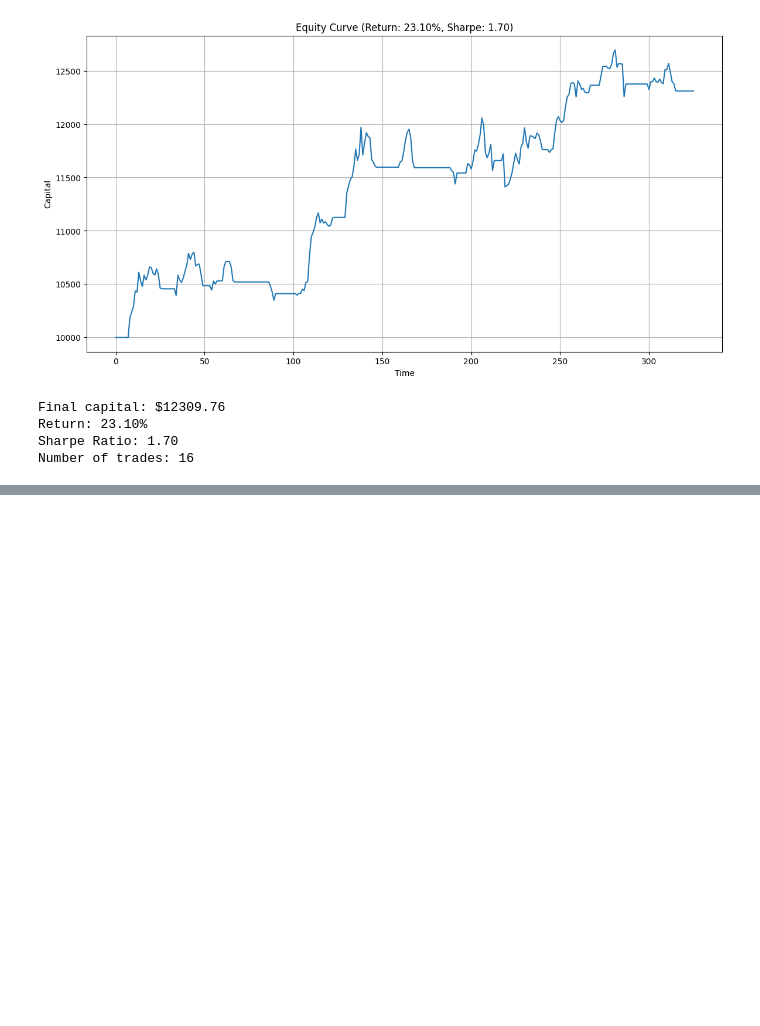
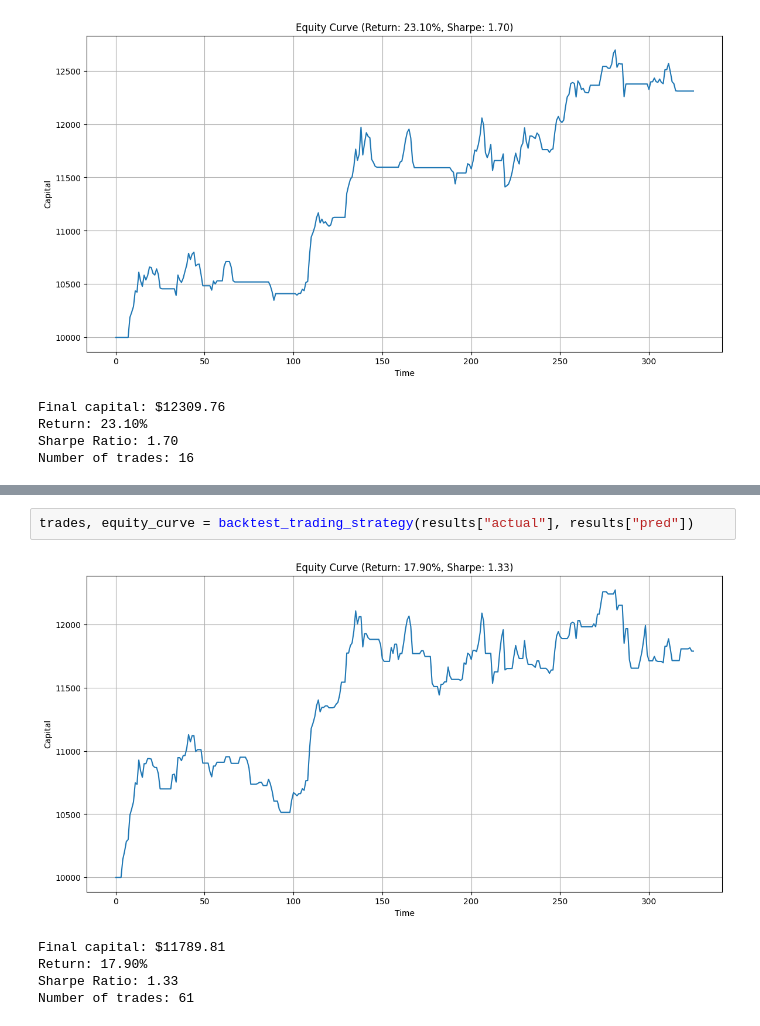
Before and after one commit to whyyouj/market-sentiment-analysis, a Jupyter notebook: gold_historical/lstm.ipynb, the cells around one changed output, grey strips where cells are left out. Cells and saved outputs as stored; diff of their text form; blank space fills up the shorter version.

```diff
--- a/gold_historical/lstm.ipynb
+++ b/gold_historical/lstm.ipynb
@@ -866,0 +1071,8 @@ Number of trades: 16
+# %%
+trades, equity_curve = backtest_trading_strategy(results["actual"], results["pred"])
+# %% [output]
+[figure, added]
+Final capital: $11789.81
+Return: 17.90%
+Sharpe Ratio: 1.33
+Number of trades: 61
```
Also changed, not shown: parts of 3 cells of this notebook, 32 other files.
